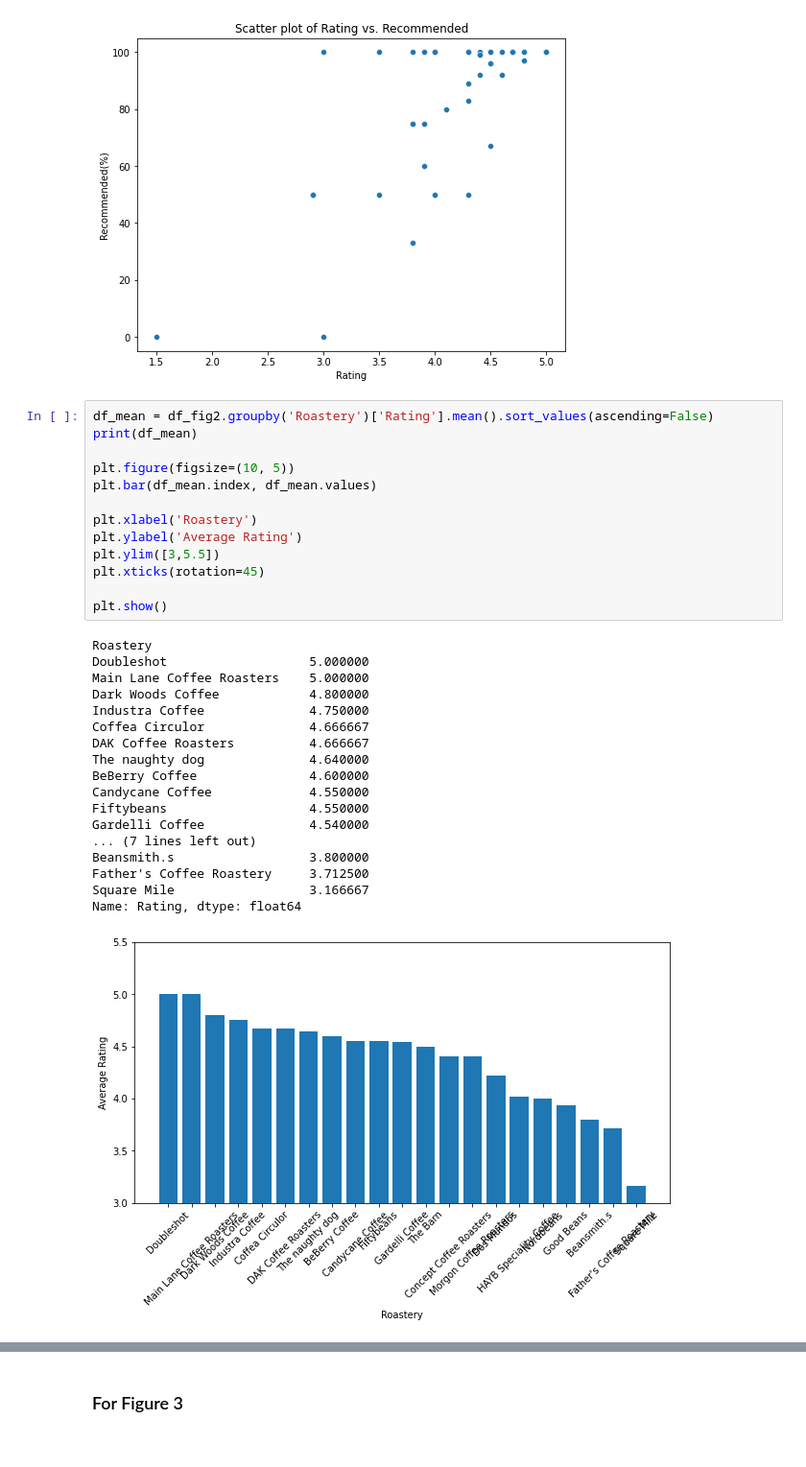
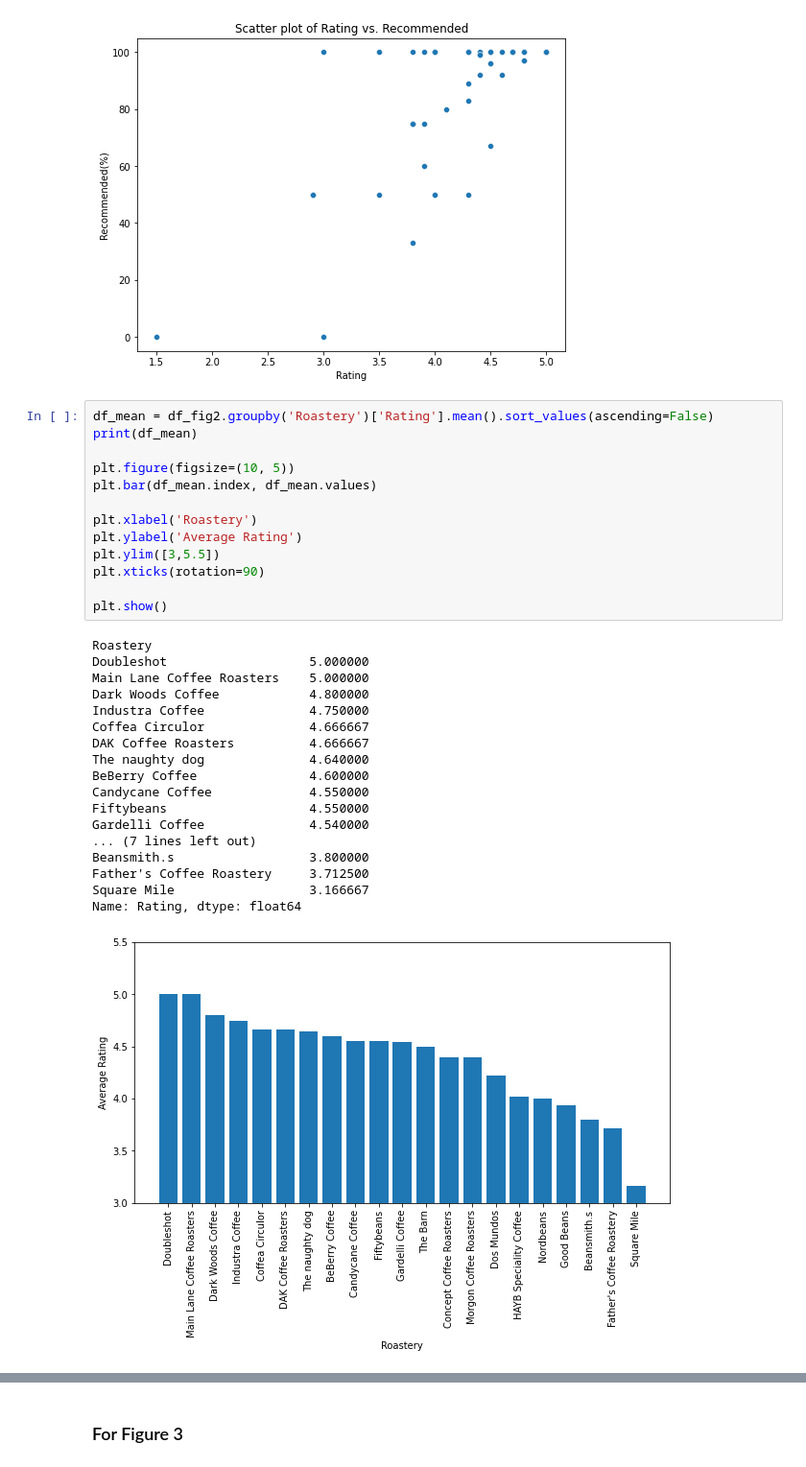
Before and after one commit to com-480-data-visualization/project-2023-kingdom_of_kaffa, a Jupyter notebook: dataset_analysis/kofio_da.ipynb, the cells around one changed output, grey strips where cells are left out. Shown: that part at 96% size. Drawn from its saved outputs; the diff is of its cells as text.

```diff
--- a/dataset_analysis/kofio_da.ipynb
+++ b/dataset_analysis/kofio_da.ipynb
@@ -114,32 +149,32 @@ plt.show()
 # %%
 df_mean = df_fig2.groupby('Roastery')['Rating'].mean().sort_values(ascending=False)
 print(df_mean)
 
 plt.figure(figsize=(10, 5))
 plt.bar(df_mean.index, df_mean.values)
 
 plt.xlabel('Roastery')
 plt.ylabel('Average Rating')
 plt.ylim([3,5.5])
-plt.xticks(rotation=45)
+plt.xticks(rotation=90)
 
 plt.show()
 # %% [output]
 Roastery
 Doubleshot                   5.000000
 Main Lane Coffee Roasters    5.000000
 Dark Woods Coffee            4.800000
 Industra Coffee              4.750000
 Coffea Circulor              4.666667
 DAK Coffee Roasters          4.666667
 The naughty dog              4.640000
 BeBerry Coffee               4.600000
 Candycane Coffee             4.550000
 Fiftybeans                   4.550000
 Gardelli Coffee              4.540000
 ... (7 lines left out)
 Beansmith.s                  3.800000
 Father's Coffee Roastery     3.712500
 Square Mile                  3.166667
 Name: Rating, dtype: float64
-[figure, old version]
+[figure, new version]
```
Also changed, not shown: parts of 11 cells of this notebook.
